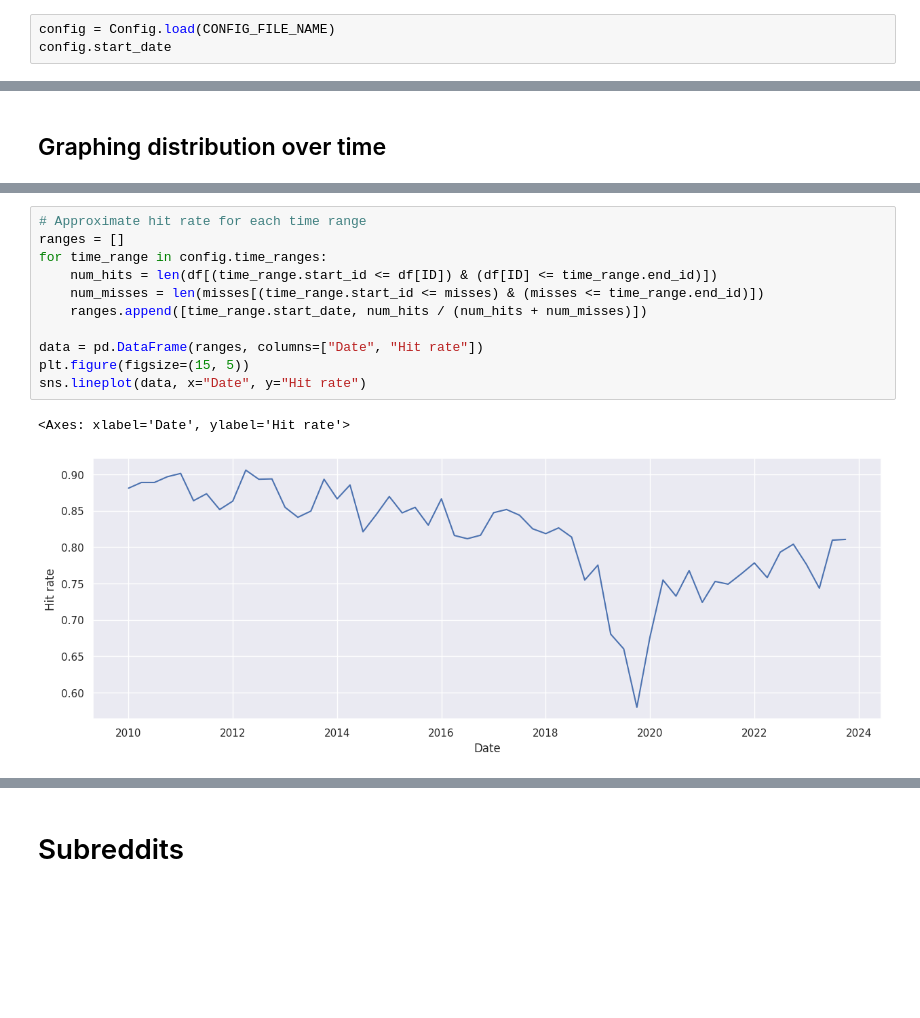
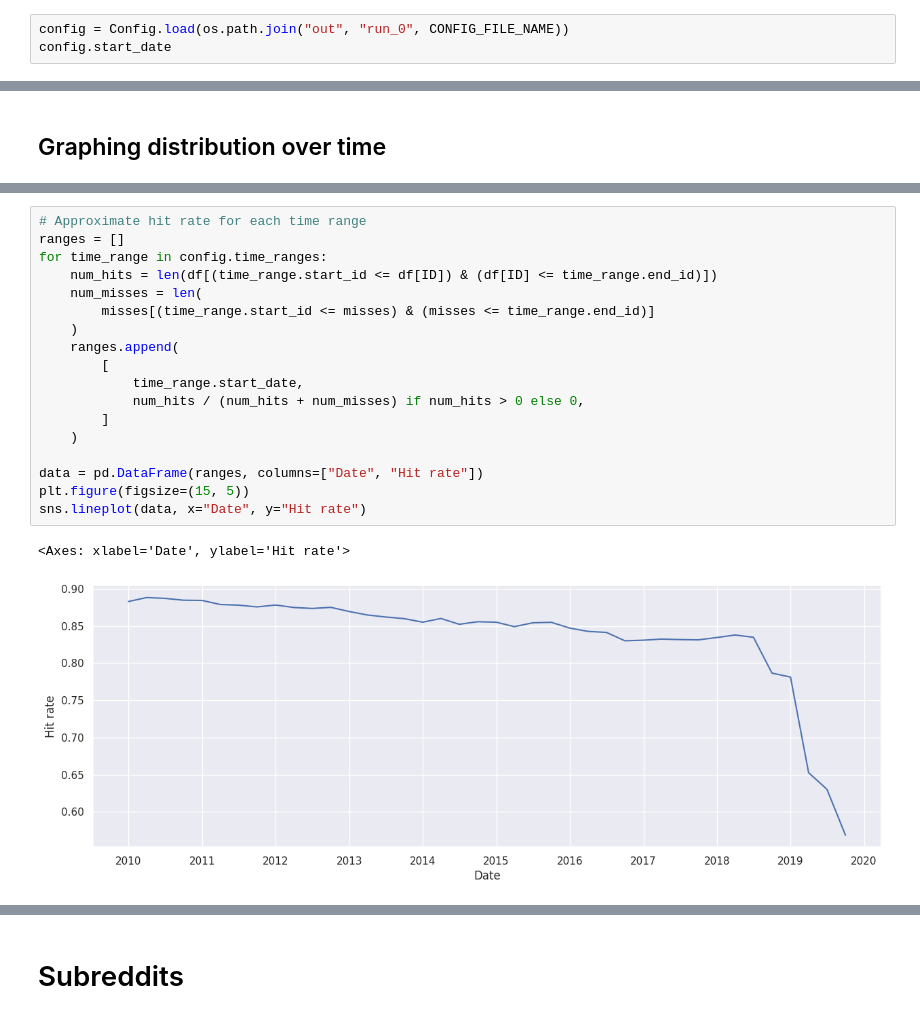
Before and after one commit to gems-cyberlang/cyberlang-learning, a Jupyter notebook: data-collection/praw-playground.ipynb, the cells around one changed output, grey strips where cells are left out. Saved outputs shown, nothing was run; the diff lists cells and outputs as text; blank space fills up the shorter version.

```diff
--- a/data-collection/praw-playground.ipynb
+++ b/data-collection/praw-playground.ipynb
@@ -136,5 +136,5 @@ first_id_actual, to_b36(first_id_actual)
 # %%
-config = Config.load(CONFIG_FILE_NAME)
+config = Config.load(os.path.join("out", "run_0", CONFIG_FILE_NAME))
 config.start_date
 # %% [output]
 datetime.date(2010, 1, 1)
@@ -293,17 +293,24 @@ sns.lineplot(data=rate_df, x="id", y="hit_rate")
 # %%
 # Approximate hit rate for each time range
 ranges = []
 for time_range in config.time_ranges:
     num_hits = len(df[(time_range.start_id <= df[ID]) & (df[ID] <= time_range.end_id)])
-    num_misses = len(misses[(time_range.start_id <= misses) & (misses <= time_range.end_id)])
-    ranges.append([time_range.start_date, num_hits / (num_hits + num_misses)])
+    num_misses = len(
+        misses[(time_range.start_id <= misses) & (misses <= time_range.end_id)]
+    )
+    ranges.append(
+        [
+            time_range.start_date,
+            num_hits / (num_hits + num_misses) if num_hits > 0 else 0,
+        ]
+    )
 
 data = pd.DataFrame(ranges, columns=["Date", "Hit rate"])
 plt.figure(figsize=(15, 5))
 sns.lineplot(data, x="Date", y="Hit rate")
 # %% [output]
 <Axes: xlabel='Date', ylabel='Hit rate'>
-[figure, old version]
+[figure, new version]
 # %%
 # Number of comments by day of year
 plt.figure(figsize=(14, 5))
```
Also changed, not shown: parts of 24 cells of this notebook, 2 other files.
